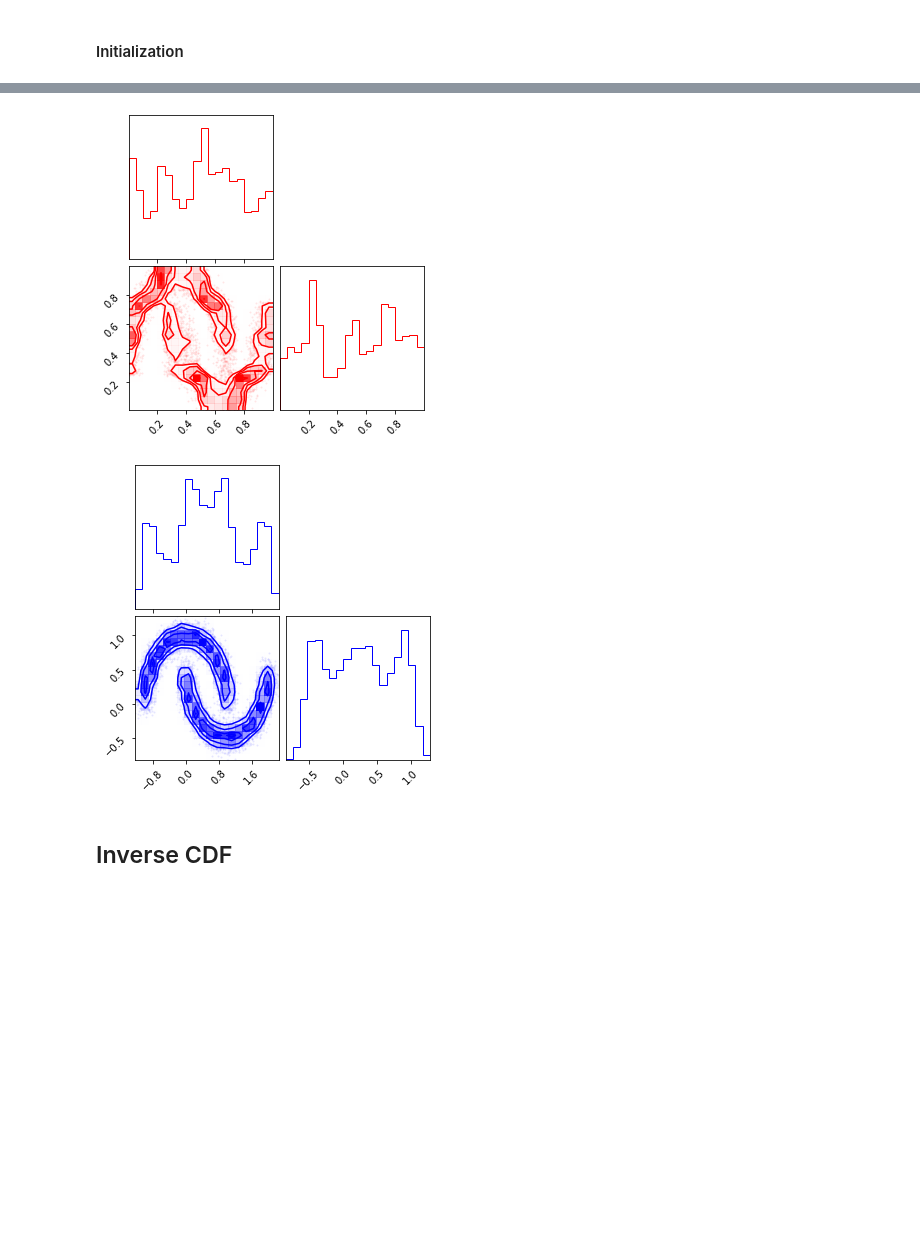
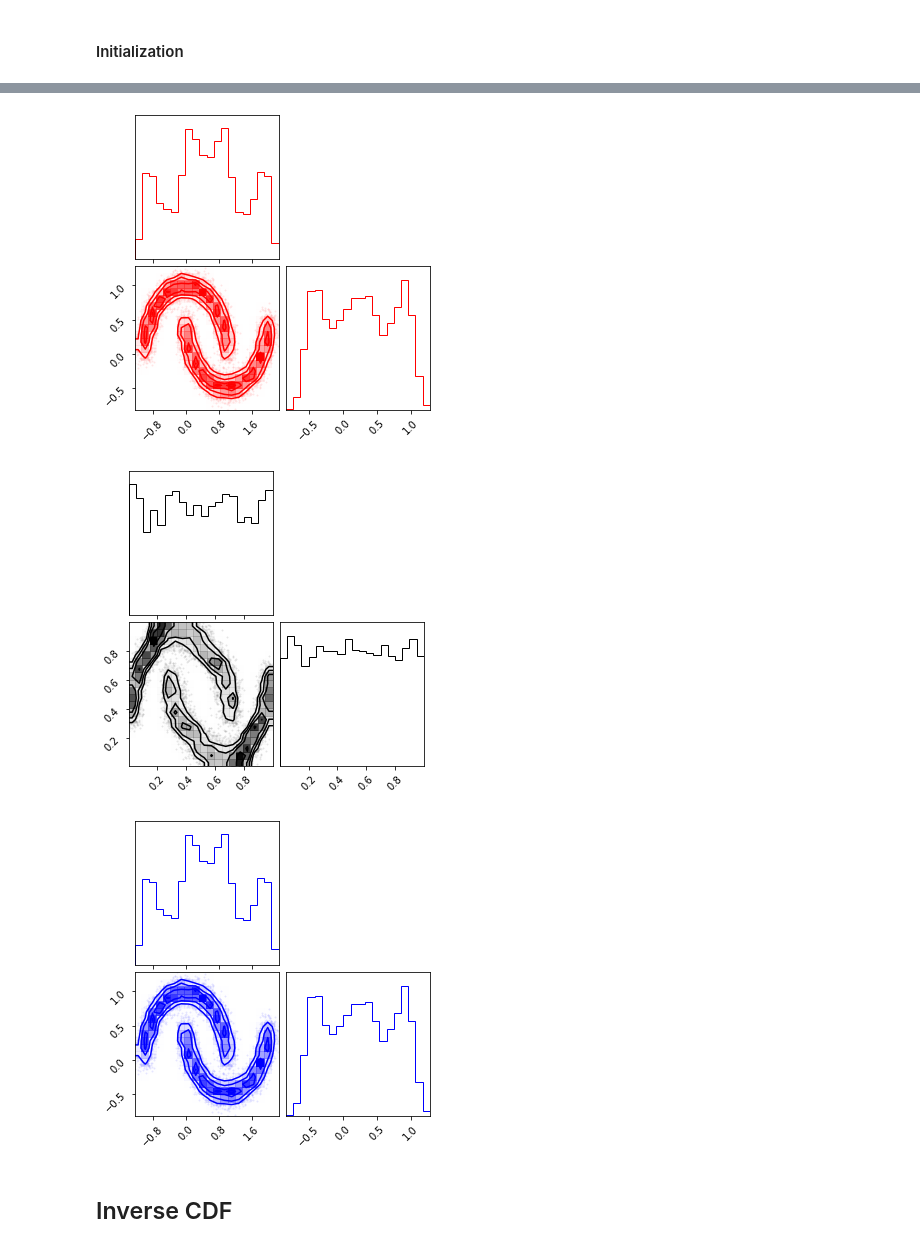
Before and after one commit to jejjohnson/research_notebook, a Jupyter notebook: research_notebook/content/tutorials/jax_journey/gfs_with_jax.ipynb, the cells around one changed output, grey strips where cells are left out. Drawn from its saved outputs; the diff is of its cells as text; code cells hidden in the pictures; blank space fills up the shorter version.

```diff
--- a/research_notebook/content/tutorials/jax_journey/gfs_with_jax.ipynb
+++ b/research_notebook/content/tutorials/jax_journey/gfs_with_jax.ipynb
@@ -62,11 +97,10 @@ from einops import rearrange
 # %%
-num_mixtures = 4
-num_dims = 2
+# num_mixtures = 4
 
-X = jnp.asarray(train_data)
+# X = jnp.asarray(train_data)
 
-weights, means, scales = init_marginal_mixture_weights(train_data, num_mixtures)
+# logit_weights, means, scales = init_marginal_mixture_weights(train_data, num_mixtures)
 
-logit_weights = jnp.log(weights)
-means = jnp.asarray(means)
-log_scales = jnp.log(scales)
+# logit_weights = jnp.log(weights)
+# means = jnp.asarray(means)
+# log_scales = jnp.log(scales)
@@ -196,14 +236,20 @@ def bisection_inverse(fn, z, init_x, init_lower, init_upper, eps=1e-10, max_iter
     return x
 # %%
 num_mixtures = 4
-num_features = 2
 
 # init bijector
-mu_bijector = MixtureCDF(num_mixtures=num_mixtures, num_features=num_features, X=train_data)
+mu_bijector = GaussianMixtureCDF(num_mixtures=num_mixtures)
+
+# init data
+x_init = jnp.array(train_data)
+
+mu_bijector = mu_bijector.init(key=123, inputs=x_init)
 
 # forward pass
-z_mu, ldj = mu_bijector(X)
-X_approx = mu_bijector.inverse_transform(z_mu)
+z_mu, ldj = mu_bijector(x_init)
+z_mu = mu_bijector.transform(x_init)
+x_approx = mu_bijector.inverse_transform(z_mu)
 
-# init internal params
-model = mu_bijector.init(key=123)
+
+params = mu_bijector.parameters()
+params
@@ -210,9 +270,11 @@ model = mu_bijector.init(key=123)
 # %%
-fig = corner.corner(np.array(z_mu), color="red")
-fig = corner.corner(np.array(X_approx), color="blue")
+fig = corner.corner(np.array(x_init), color="red")
+fig = corner.corner(np.array(z_mu), color="black")
+fig = corner.corner(np.array(x_approx), color="blue")
 # %% [output]
-[figure, old version]
+[figure, new version]
-[figure, old version]
+[figure, new version]
+[figure, added]
 # %% [markdown]
 ## Inverse CDF
 # %%
```
Also changed, not shown: parts of 96 cells of this notebook, 14 other files.
